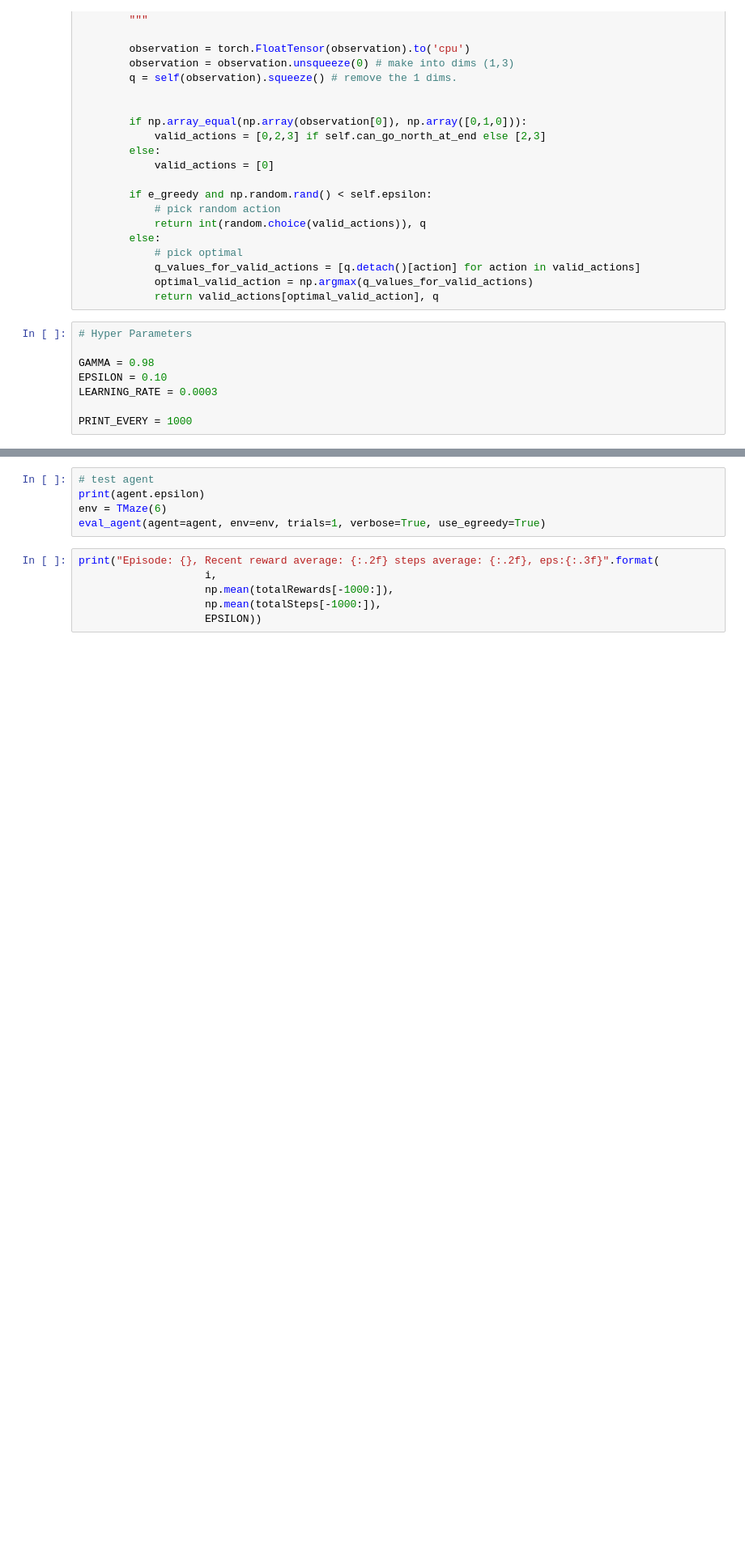
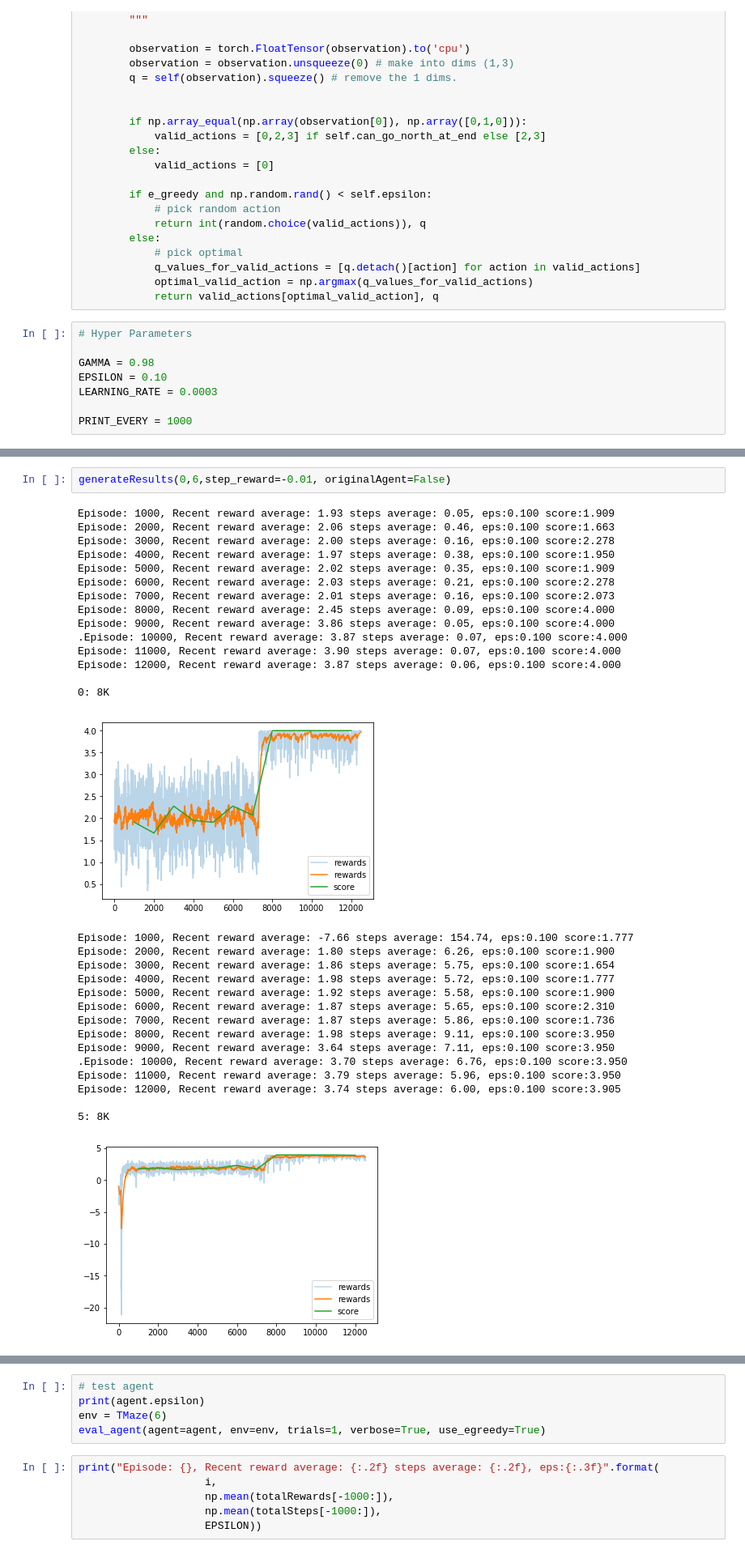
Before and after one commit to maitchison/TMaze, a Jupyter notebook: TMaze.ipynb, the cells around one changed output, grey strips where cells are left out. Shown: that part at 81% size. Saved outputs shown, nothing was run; the diff lists cells and outputs as text; blank space fills up the shorter version.

```diff
--- a/TMaze.ipynb
+++ b/TMaze.ipynb
@@ -607,3 +634,36 @@ Episode: 13000, Recent reward average: -10.01 steps average: 131.71, eps:0.100 s
+# %%
+generateResults(0,6,step_reward=-0.01, originalAgent=False)
+# %% [output]
+Episode: 1000, Recent reward average: 1.93 steps average: 0.05, eps:0.100 score:1.909
+Episode: 2000, Recent reward average: 2.06 steps average: 0.46, eps:0.100 score:1.663
+Episode: 3000, Recent reward average: 2.00 steps average: 0.16, eps:0.100 score:2.278
+Episode: 4000, Recent reward average: 1.97 steps average: 0.38, eps:0.100 score:1.950
+Episode: 5000, Recent reward average: 2.02 steps average: 0.35, eps:0.100 score:1.909
+Episode: 6000, Recent reward average: 2.03 steps average: 0.21, eps:0.100 score:2.278
+Episode: 7000, Recent reward average: 2.01 steps average: 0.16, eps:0.100 score:2.073
+Episode: 8000, Recent reward average: 2.45 steps average: 0.09, eps:0.100 score:4.000
+Episode: 9000, Recent reward average: 3.86 steps average: 0.05, eps:0.100 score:4.000
+.Episode: 10000, Recent reward average: 3.87 steps average: 0.07, eps:0.100 score:4.000
+Episode: 11000, Recent reward average: 3.90 steps average: 0.07, eps:0.100 score:4.000
+Episode: 12000, Recent reward average: 3.87 steps average: 0.06, eps:0.100 score:4.000
+
+0: 8K
+[figure, added]
+Episode: 1000, Recent reward average: -7.66 steps average: 154.74, eps:0.100 score:1.777
+Episode: 2000, Recent reward average: 1.80 steps average: 6.26, eps:0.100 score:1.900
+Episode: 3000, Recent reward average: 1.86 steps average: 5.75, eps:0.100 score:1.654
+Episode: 4000, Recent reward average: 1.98 steps average: 5.72, eps:0.100 score:1.777
+Episode: 5000, Recent reward average: 1.92 steps average: 5.58, eps:0.100 score:1.900
+Episode: 6000, Recent reward average: 1.87 steps average: 5.65, eps:0.100 score:2.310
+Episode: 7000, Recent reward average: 1.87 steps average: 5.86, eps:0.100 score:1.736
+Episode: 8000, Recent reward average: 1.98 steps average: 9.11, eps:0.100 score:3.950
+Episode: 9000, Recent reward average: 3.64 steps average: 7.11, eps:0.100 score:3.950
+.Episode: 10000, Recent reward average: 3.70 steps average: 6.76, eps:0.100 score:3.950
+Episode: 11000, Recent reward average: 3.79 steps average: 5.96, eps:0.100 score:3.950
+Episode: 12000, Recent reward average: 3.74 steps average: 6.00, eps:0.100 score:3.905
+
+5: 8K
+[figure, added]
 # %%
 def print_lstm(agent):
     # memory state
```
Also changed, not shown: parts of 14 cells of this notebook.
